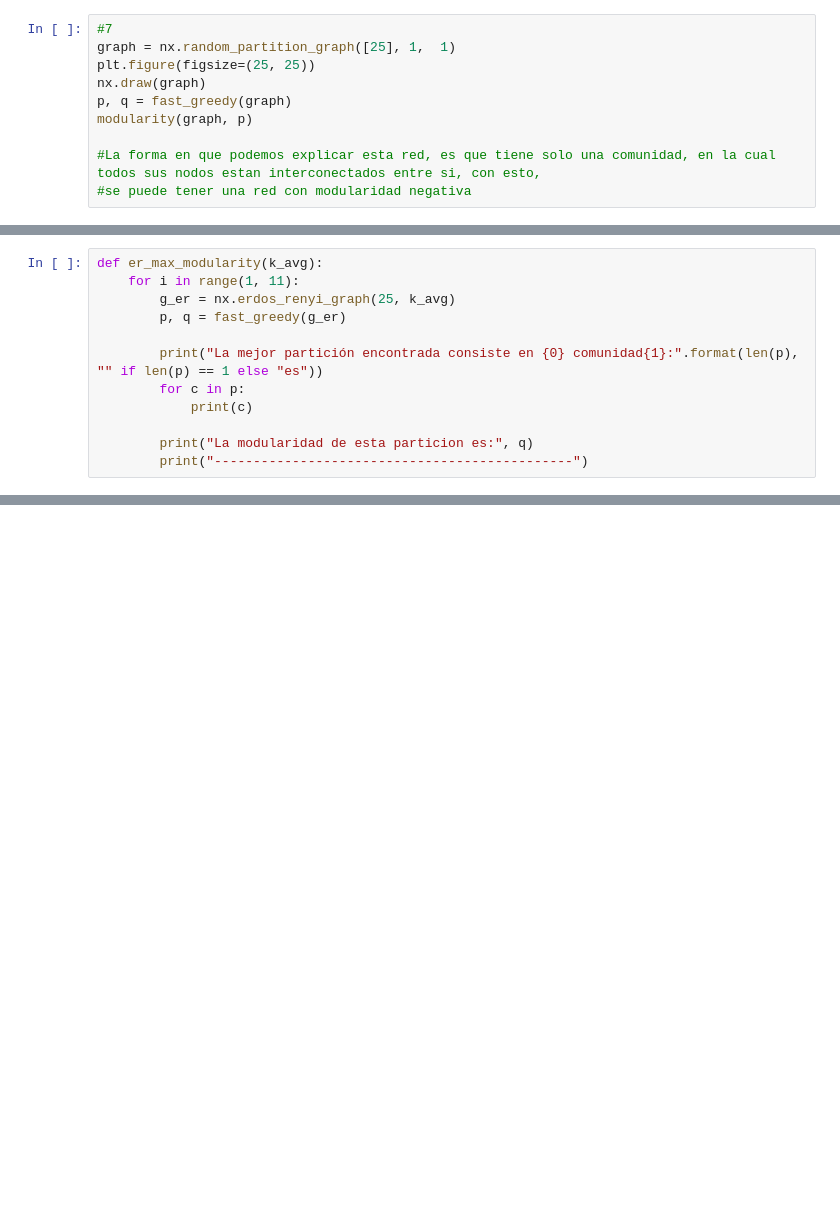
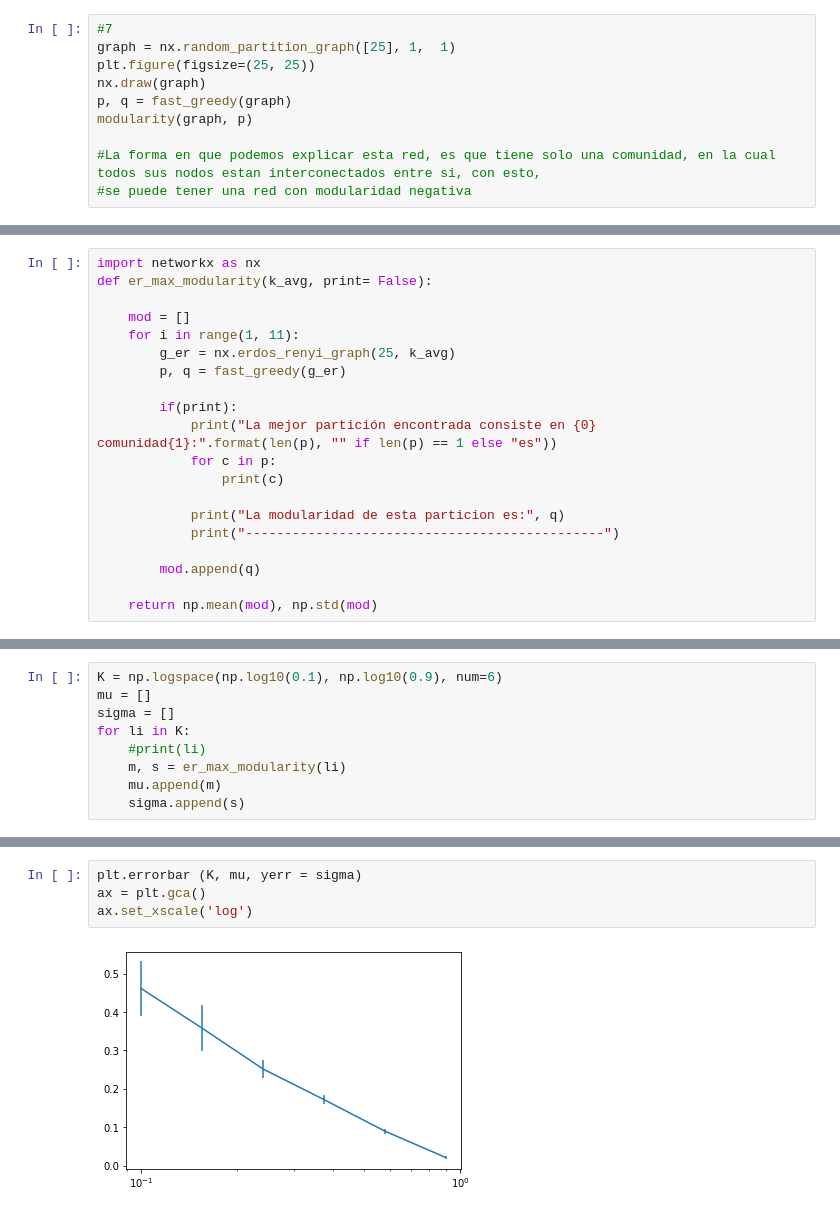
Before and after one commit to napb/cr_tarea3, a Jupyter notebook: Taller redes 3 y Tarea 3.ipynb, the cells around one changed output, grey strips where cells are left out. Saved outputs shown, nothing was run; the diff lists cells and outputs as text; blank space fills up the shorter version.

```diff
--- a/Taller redes 3 y Tarea 3.ipynb
+++ b/Taller redes 3 y Tarea 3.ipynb
@@ -622,12 +620,20 @@ import networkx as nx
 # %%
-def er_max_modularity(k_avg):
+import networkx as nx
+def er_max_modularity(k_avg, print= False):
+
+    mod = []
     for i in range(1, 11):
         g_er = nx.erdos_renyi_graph(25, k_avg)
         p, q = fast_greedy(g_er)
 
-        print("La mejor partición encontrada consiste en {0} comunidad{1}:".format(len(p), "" if len(p) == 1 else "es"))
-        for c in p:
-            print(c)
+        if(print):
+            print("La mejor partición encontrada consiste en {0} comunidad{1}:".format(len(p), "" if len(p) == 1 else "es"))
+            for c in p:
+                print(c)
 
-        print("La modularidad de esta particion es:", q)
-        print("----------------------------------------------")
+            print("La modularidad de esta particion es:", q)
+            print("----------------------------------------------")
+
+        mod.append(q)
+
+    return np.mean(mod), np.std(mod)
@@ -653,0 +640,9 @@ La modularidad de esta particion es: 0.1176486032346146
+# %%
+K = np.logspace(np.log10(0.1), np.log10(0.9), num=6)
+mu = []
+sigma = []
+for li in K:
+    #print(li)
+    m, s = er_max_modularity(li)
+    mu.append(m)
+    sigma.append(s)
@@ -653,0 +667,6 @@ La modularidad de esta particion es: 0.1176486032346146
+# %%
+plt.errorbar (K, mu, yerr = sigma)
+ax = plt.gca()
+ax.set_xscale('log')
+# %% [output]
+[figure, added]
```
Also changed, not shown: parts of 8 cells of this notebook.
